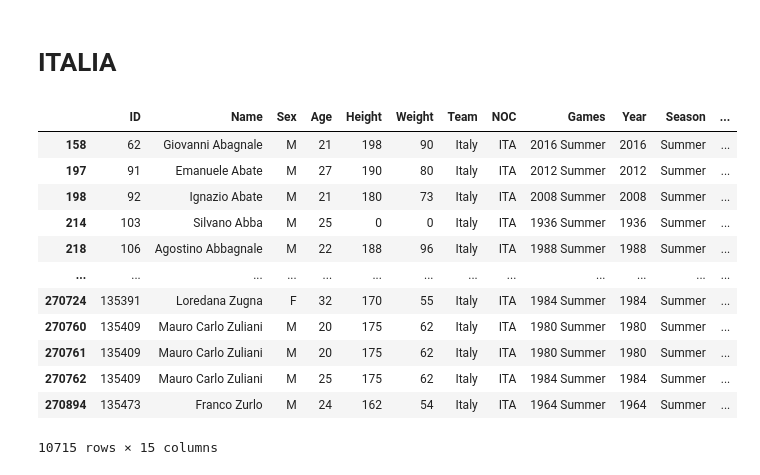
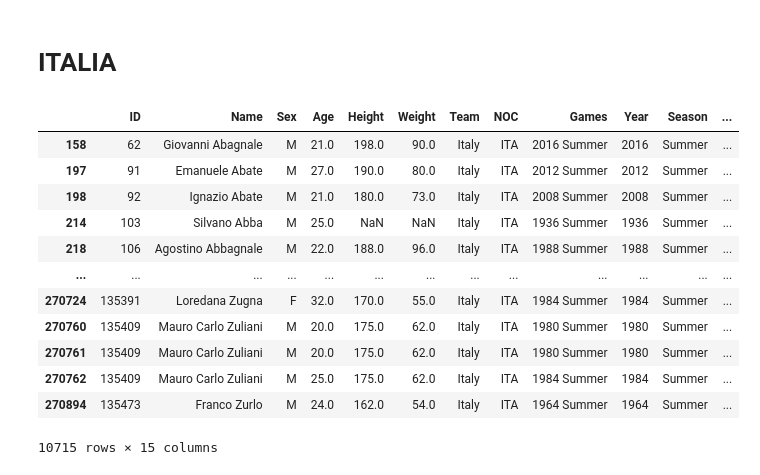
Before and after one commit to Aggisimov/Grupparbete_Italy, a Jupyter notebook: grupparbete.ipynb, the cells around one changed output. Drawn from its saved outputs; the diff is of its cells as text; code cells hidden in the pictures.

```diff
--- a/grupparbete.ipynb
+++ b/grupparbete.ipynb
@@ -4,6 +7,6 @@ import matplotlib.pyplot as plt
 # %%
 
-df = pd.read_csv(r"athlete_events.csv")
+orig_df = df = pd.read_csv(r"athlete_events.csv")
 # %%
 print(df['NOC'].nunique())
 print(df['NOC'])
@@ -109,19 +112,19 @@ df.groupby('NOC')['Medal'].count().sort_values(ascending=False).iloc[:10].plot.b
 # %% [markdown]
 # ITALIA
 # %%
-italydf = df[df['NOC'] == 'ITA']
+italydf = orig_df[orig_df['NOC'] == 'ITA']
 italydf
 # %% [output]
 |  | ID | Name | Sex | Age | Height | Weight | Team | NOC | Games | Year | Season | ... |
-| 158 | 62 | Giovanni Abagnale | M | 21 | 198 | 90 | Italy | ITA | 2016 Summer | 2016 | Summer | ... |
-| 197 | 91 | Emanuele Abate | M | 27 | 190 | 80 | Italy | ITA | 2012 Summer | 2012 | Summer | ... |
-| 198 | 92 | Ignazio Abate | M | 21 | 180 | 73 | Italy | ITA | 2008 Summer | 2008 | Summer | ... |
-| 214 | 103 | Silvano Abba | M | 25 | 0 | 0 | Italy | ITA | 1936 Summer | 1936 | Summer | ... |
-| 218 | 106 | Agostino Abbagnale | M | 22 | 188 | 96 | Italy | ITA | 1988 Summer | 1988 | Summer | ... |
+| 158 | 62 | Giovanni Abagnale | M | 21.0 | 198.0 | 90.0 | Italy | ITA | 2016 Summer | 2016 | Summer | ... |
+| 197 | 91 | Emanuele Abate | M | 27.0 | 190.0 | 80.0 | Italy | ITA | 2012 Summer | 2012 | Summer | ... |
+| 198 | 92 | Ignazio Abate | M | 21.0 | 180.0 | 73.0 | Italy | ITA | 2008 Summer | 2008 | Summer | ... |
+| 214 | 103 | Silvano Abba | M | 25.0 | NaN | NaN | Italy | ITA | 1936 Summer | 1936 | Summer | ... |
+| 218 | 106 | Agostino Abbagnale | M | 22.0 | 188.0 | 96.0 | Italy | ITA | 1988 Summer | 1988 | Summer | ... |
 | ... | ... | ... | ... | ... | ... | ... | ... | ... | ... | ... | ... | ... |
-| 270724 | 135391 | Loredana Zugna | F | 32 | 170 | 55 | Italy | ITA | 1984 Summer | 1984 | Summer | ... |
-| 270760 | 135409 | Mauro Carlo Zuliani | M | 20 | 175 | 62 | Italy | ITA | 1980 Summer | 1980 | Summer | ... |
-| 270761 | 135409 | Mauro Carlo Zuliani | M | 20 | 175 | 62 | Italy | ITA | 1980 Summer | 1980 | Summer | ... |
-| 270762 | 135409 | Mauro Carlo Zuliani | M | 25 | 175 | 62 | Italy | ITA | 1984 Summer | 1984 | Summer | ... |
-| 270894 | 135473 | Franco Zurlo | M | 24 | 162 | 54 | Italy | ITA | 1964 Summer | 1964 | Summer | ... |
+| 270724 | 135391 | Loredana Zugna | F | 32.0 | 170.0 | 55.0 | Italy | ITA | 1984 Summer | 1984 | Summer | ... |
+| 270760 | 135409 | Mauro Carlo Zuliani | M | 20.0 | 175.0 | 62.0 | Italy | ITA | 1980 Summer | 1980 | Summer | ... |
+| 270761 | 135409 | Mauro Carlo Zuliani | M | 20.0 | 175.0 | 62.0 | Italy | ITA | 1980 Summer | 1980 | Summer | ... |
+| 270762 | 135409 | Mauro Carlo Zuliani | M | 25.0 | 175.0 | 62.0 | Italy | ITA | 1984 Summer | 1984 | Summer | ... |
+| 270894 | 135473 | Franco Zurlo | M | 24.0 | 162.0 | 54.0 | Italy | ITA | 1964 Summer | 1964 | Summer | ... |
 10715 rows × 15 columns
```
Also changed, not shown: parts of 9 cells of this notebook, 1 other file.
